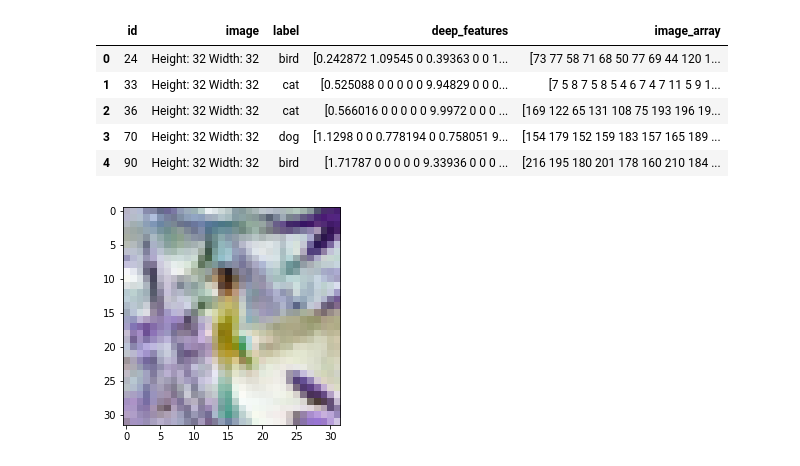
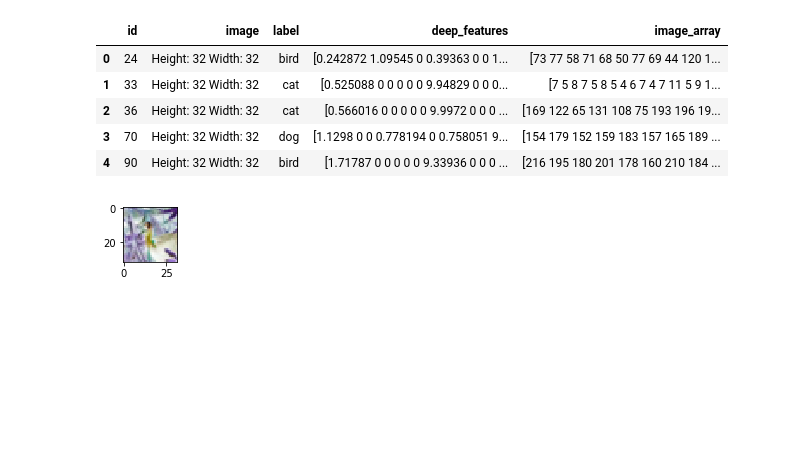
Before and after one commit to sameermahajan/MLWorkshop, a Jupyter notebook: 5. Deep Learning/Image+Recognition.ipynb, the cells around one changed output. Cells and saved outputs as stored; diff of their text form; code cells hidden in the pictures; blank space fills up the shorter version.

```diff
--- a/5. Deep Learning/Image+Recognition.ipynb
+++ b/5. Deep Learning/Image+Recognition.ipynb
@@ -16,7 +16,8 @@ import matplotlib.pyplot as plt
 # %%
 from array import array
 import numpy as np
-plt.imshow(np.asarray(images_train.head(1)['image_array'][0][1:-1].split()).astype(np.float).reshape((32, 32, 3)))
+fig, ax = plt.subplots(figsize=(1, 1))
+ax.imshow(np.asarray(images_train.head(1)['image_array'][0][1:-1].split()).astype(np.float).reshape((32, 32, 3)))
 plt.show()
 # %% [output]
-[figure, old version]
+[figure, new version]
```
Also changed, not shown: parts of 4 cells of this notebook.
